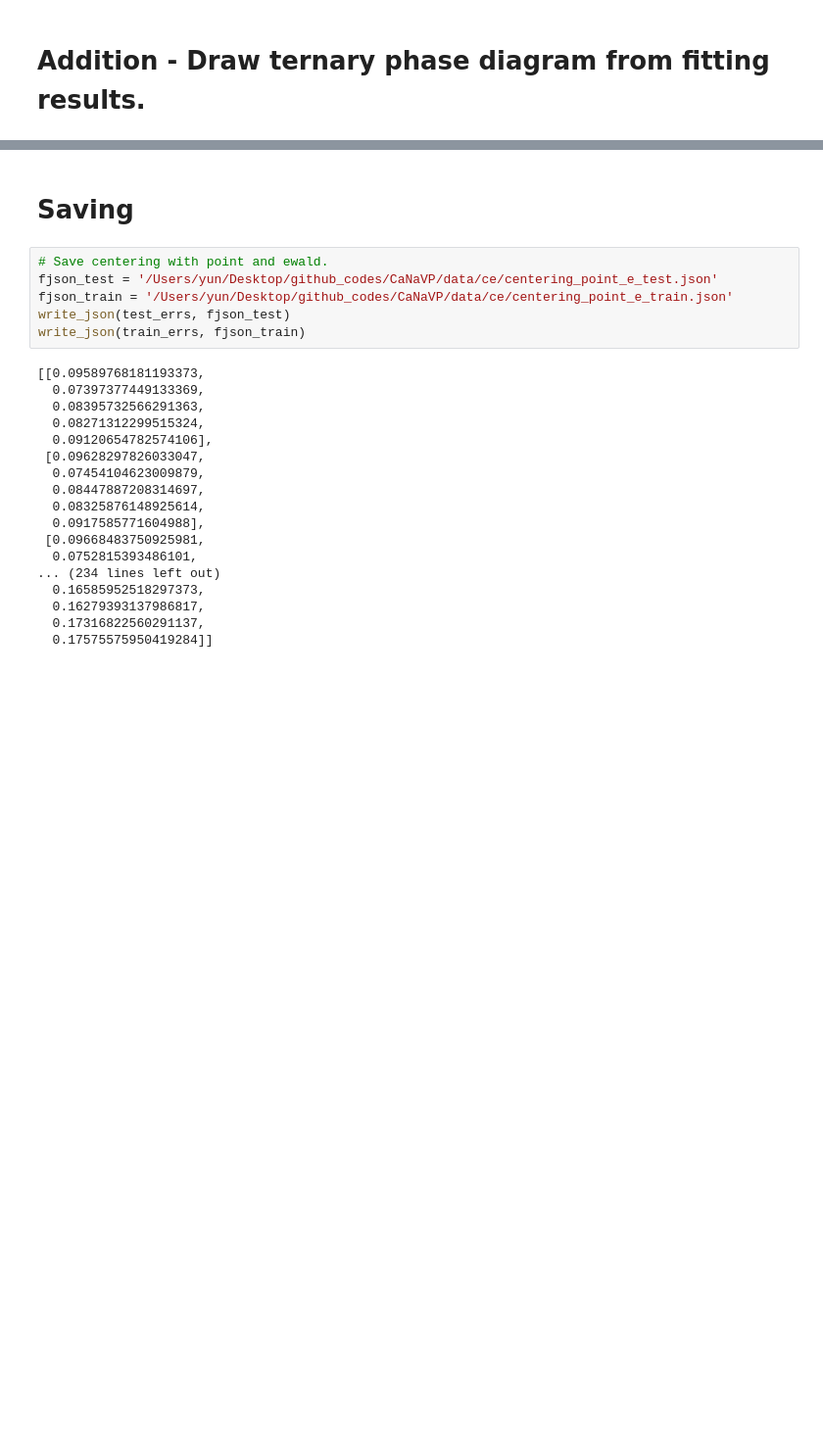
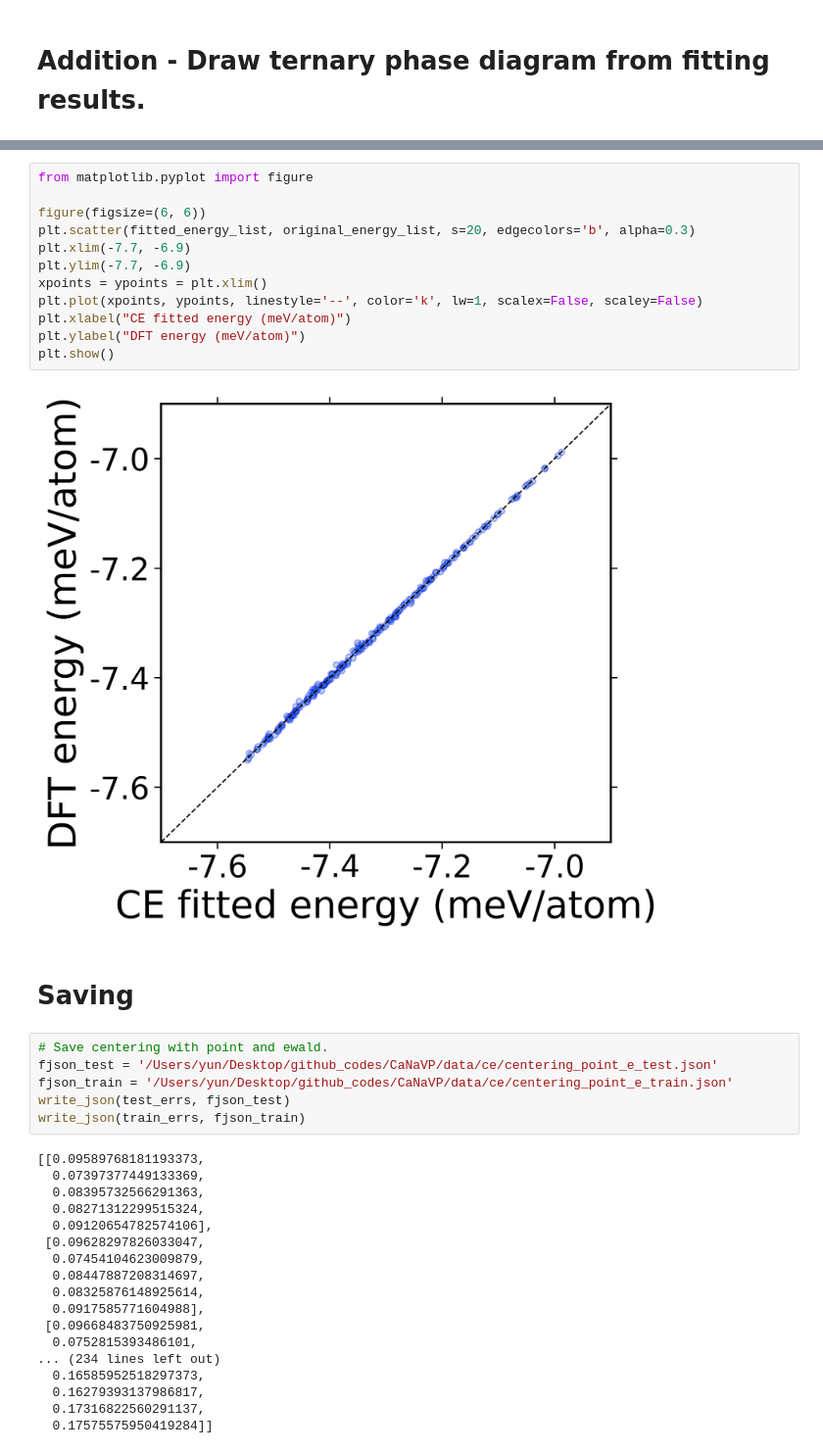
Before and after one commit to YunyeongChoi/CaNaVP, a Jupyter notebook: canvp_centering_vs_noncentering.ipynb, the cells around one changed output, grey strips where cells are left out. Shown at 98% size. Drawn from its saved outputs; the diff is of its cells as text; blank space fills up the shorter version.

```diff
--- a/canvp_centering_vs_noncentering.ipynb
+++ b/canvp_centering_vs_noncentering.ipynb
@@ -800,3 +866,17 @@ write_json(fitted_energy, "/Users/yun/Desktop/github_codes/CaNaVP/data/0725_ce_f
+# %%
+from matplotlib.pyplot import figure
+
+figure(figsize=(6, 6))
+plt.scatter(fitted_energy_list, original_energy_list, s=20, edgecolors='b', alpha=0.3)
+plt.xlim(-7.7, -6.9)
+plt.ylim(-7.7, -6.9)
+xpoints = ypoints = plt.xlim()
+plt.plot(xpoints, ypoints, linestyle='--', color='k', lw=1, scalex=False, scaley=False)
+plt.xlabel("CE fitted energy (meV/atom)")
+plt.ylabel("DFT energy (meV/atom)")
+plt.show()
+# %% [output]
+[figure, added]
 # %% [markdown]
 # Saving
 # %%
```
Also changed, not shown: parts of 25 cells of this notebook, 5 other files.
